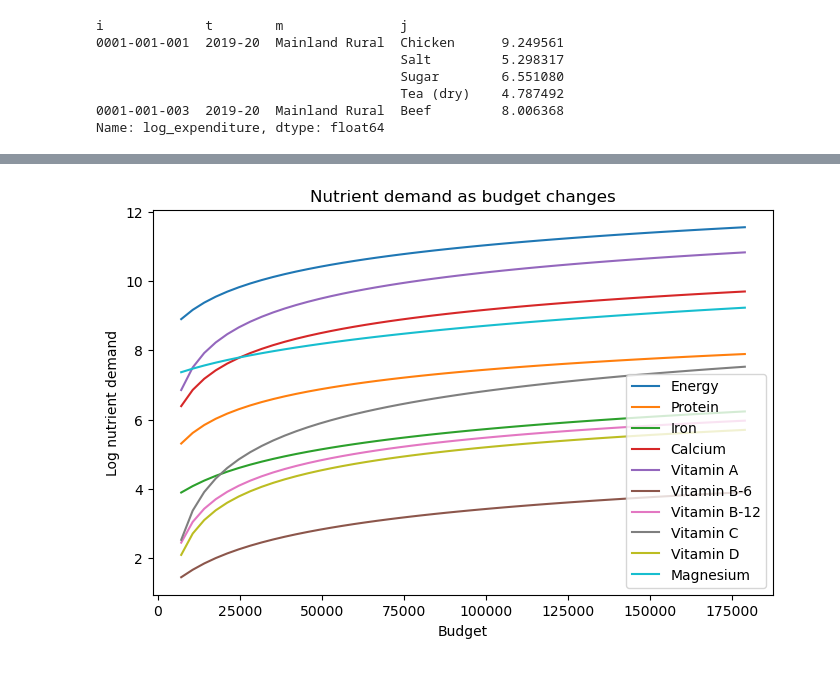
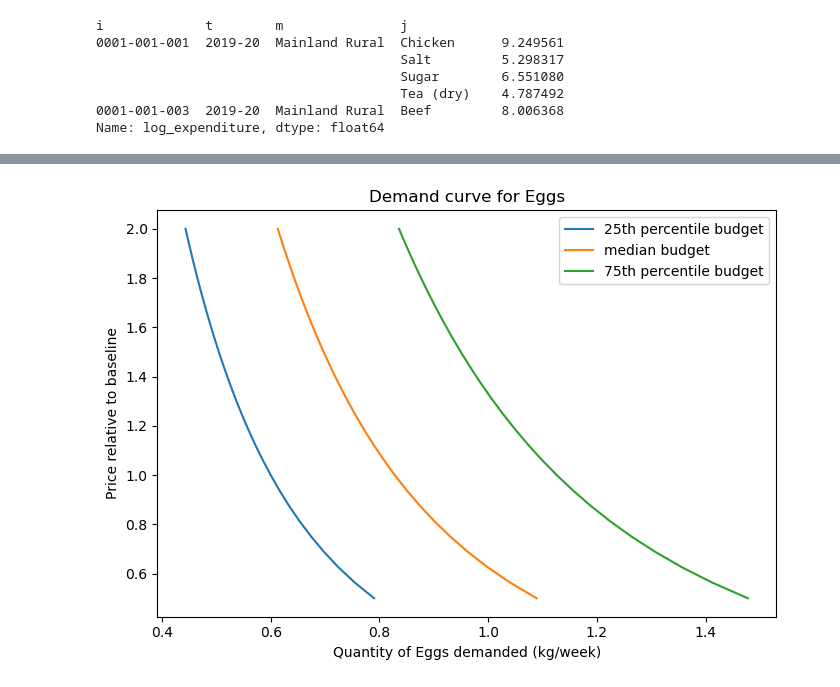
Before and after one commit to danieldo-tech/EEP153_Borlaug, a Jupyter notebook: Project 4 - Tanzania/Project4Code.ipynb, the cells around one changed output, grey strips where cells are left out. Saved outputs shown, nothing was run; the diff lists cells and outputs as text; code cells hidden in the pictures.

```diff
--- a/Project 4 - Tanzania/Project4Code.ipynb
+++ b/Project 4 - Tanzania/Project4Code.ipynb
@@ -739,11 +625,15 @@ The output shows predicted nutrient demand at the reference budget. This confirm
 # %%
-test_nutrients = nutrient_demand(xref, pbar)
+qhat = xhat.unstack("j").divide(pbar, axis=1)
+qhat = qhat.replace([np.inf, -np.inf], np.nan)
+qhat = qhat.dropna(how="all", axis=0).dropna(how="all", axis=1)
 
-assert len(test_nutrients) > 0
-assert test_nutrients.notna().sum() > 0
-assert policy_good in pbar.index
-assert xref > 0
+common_q_fct = qhat.columns.intersection(fct.index)
 
-print("Sanity checks passed.")
-display(test_nutrients.dropna().head(15).to_frame("nutrient_demand_at_xref"))
+N = qhat[common_q_fct] @ fct.loc[common_q_fct]
+N = N.replace([np.inf, -np.inf], np.nan)
+
+print("Predicted quantities shape:", qhat.shape)
+print("Predicted nutrient totals shape:", N.shape)
+
+display(N.describe().T.round(2))
 # %% [output]
@@ -908,48 +764,24 @@ This graph helps characterize how nutrition changes with household resources. In
 # %%
-preferred_nutrients = [
-    "Energy",
-    "Protein",
-    "Iron",
-    "Calcium",
-    "Vitamin A",
-    "Vitamin B-6",
-    "Vitamin B-12",
-    "Vitamin C",
-    "Vitamin D",
-    "Magnesium",
-]
+scale = np.linspace(0.5, 2.0, 25)
 
-use_nutrients = []
+fig, ax = plt.subplots(figsize=(7, 5))
 
-for target in preferred_nutrients:
-    matches = [c for c in fct.columns if target.lower() in str(c).lower()]
-    for m in matches:
-        if m not in use_nutrients:
-            use_nutrients.append(m)
+for budget, label in [
+    (xbar.quantile(0.25), "25th percentile budget"),
+    (xref,                "median budget"),
+    (xbar.quantile(0.75), "75th percentile budget"),
+]:
+    quantities = []
+    for s in scale:
+        prices_now = ceteris_paribus_price(policy_good, pbar[policy_good] * s)
+        demand_now = pd.Series(r.demands(float(budget), prices_now))
+        quantities.append(demand_now.get(policy_good, np.nan))
+    ax.plot(quantities, scale, label=label)
 
-if len(use_nutrients) < 5:
-    for c in fct.columns:
-        if c not in use_nutrients:
-            use_nutrients.append(c)
-        if len(use_nutrients) >= 5:
-            break
-
-print("Nutrients plotted:")
-print(use_nutrients)
-
-X = np.linspace(xref / 5, xref * 5, 50)
-
-nutrient_budget_curve = pd.DataFrame({
-    myx: nutrient_demand(float(myx), pbar)[use_nutrients]
-    for myx in X
-}).T
-
-fig, ax = plt.subplots(figsize=(8, 5))
-safe_log_df(nutrient_budget_curve).plot(ax=ax)
-
-ax.set_xlabel("Budget")
-ax.set_ylabel("Log nutrient demand")
-ax.set_title("Nutrient demand as budget changes")
-ax.legend(loc="best")
+ax.set_xlabel(f"Quantity of {policy_good} demanded (kg/week)")
+ax.set_ylabel("Price relative to baseline")
+ax.set_title(f"Demand curve for {policy_good}")
+ax.legend()
+plt.tight_layout()
 plt.show()
 # %% [output]
@@ -958,2 +788,2 @@ Nutrients plotted:
-[figure, old version]
+[figure, new version]
 # %% [markdown]
```
Also changed, not shown: parts of 62 cells of this notebook, 6 other files.
